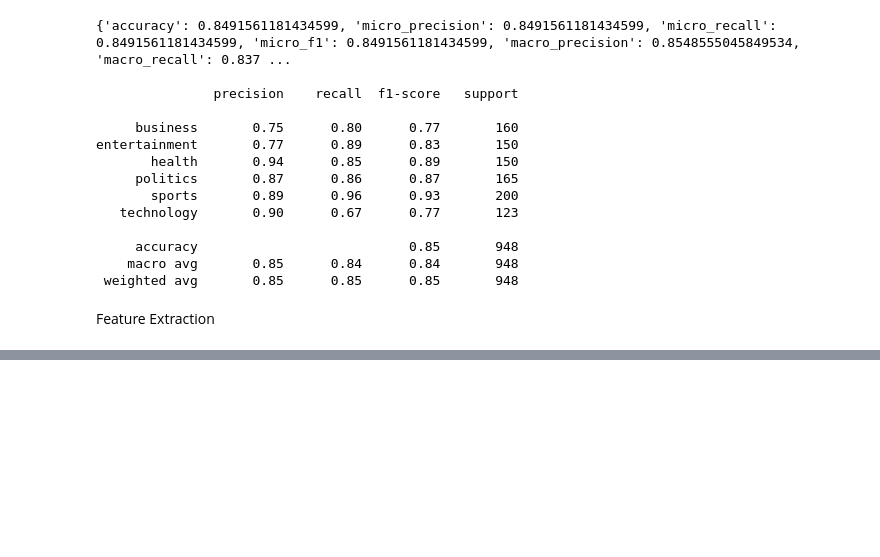
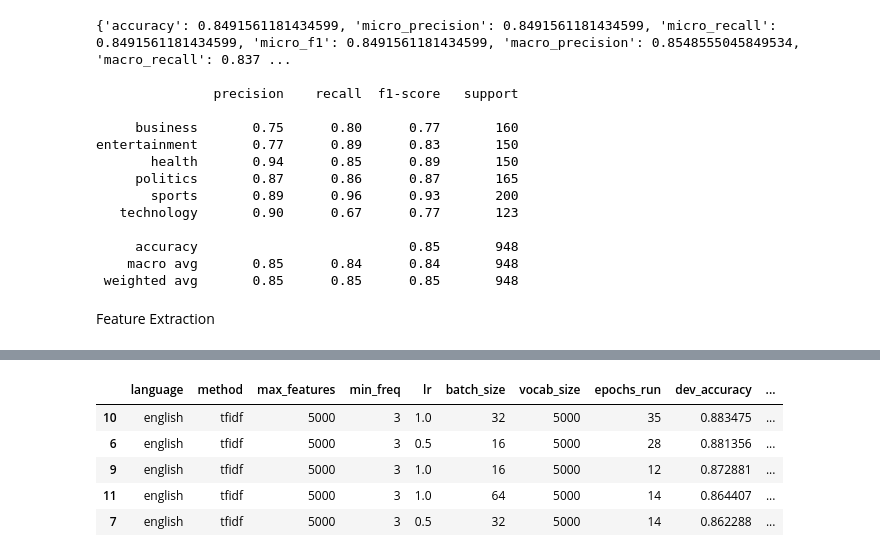
Before and after one commit to Tlotloolifant/Assignment-2, a Jupyter notebook: Assignment 2.ipynb, the cells around one changed output, grey strips where cells are left out. Cells and saved outputs as stored; diff of their text form; code cells hidden in the pictures; blank space fills up the shorter version.

```diff
--- a/Assignment 2.ipynb
+++ b/Assignment 2.ipynb
@@ -486,0 +531,11 @@ tfidf 10 5000 0.8389830508474576
+# %%
+#testing run mutliple experiments
+
+stage1 = run_mutli_experiments(
+    eng, "english",
+    methods=["tfidf"], max_features_list=[5000], min_freq_list=[3],
+    lr_list=[0.01, 0.1, 0.5, 1.0], batch_size_list=[16, 32, 64],
+)
+stage1_df = pd.DataFrame(stage1).drop(columns=["model", "history", "tensors"])
+stage1_df.sort_values("dev_accuracy", ascending=False).head()
+# %% [output]
@@ -486,0 +559,6 @@ tfidf 10 5000 0.8389830508474576
+|  | language | method | max_features | min_freq | lr | batch_size | vocab_size | epochs_run | dev_accuracy | ... |
+| 10 | english | tfidf | 5000 | 3 | 1.0 | 32 | 5000 | 35 | 0.883475 | ... |
+| 6 | english | tfidf | 5000 | 3 | 0.5 | 16 | 5000 | 28 | 0.881356 | ... |
+| 9 | english | tfidf | 5000 | 3 | 1.0 | 16 | 5000 | 12 | 0.872881 | ... |
+| 11 | english | tfidf | 5000 | 3 | 1.0 | 64 | 5000 | 14 | 0.864407 | ... |
+| 7 | english | tfidf | 5000 | 3 | 0.5 | 32 | 5000 | 14 | 0.862288 | ... |
```
Also changed, not shown: parts of 9 cells of this notebook.
